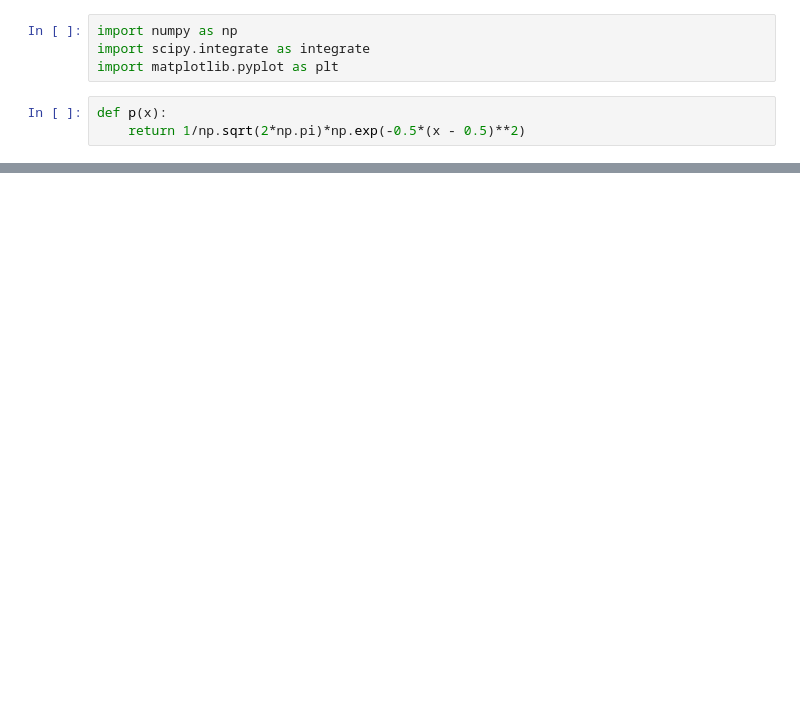
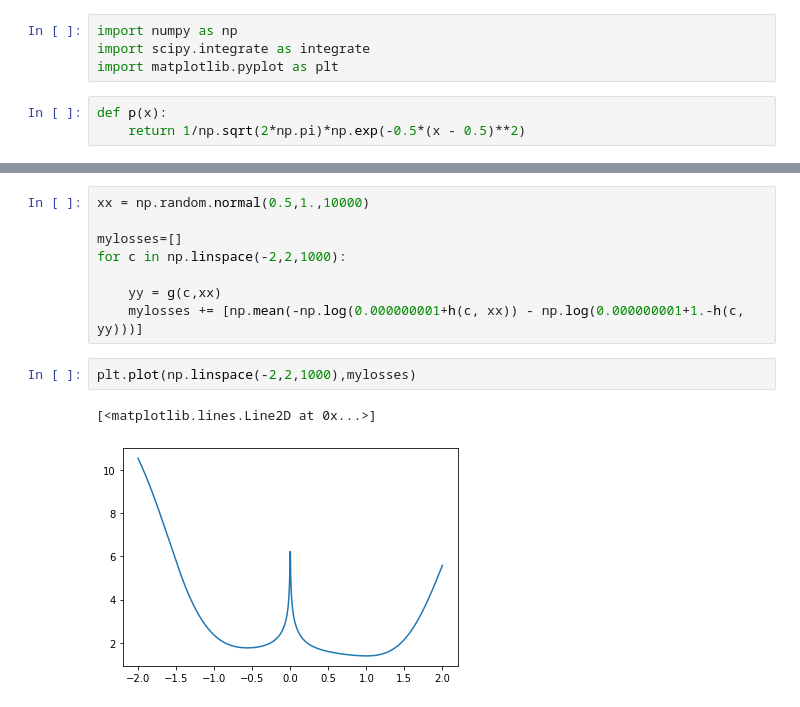
Before and after one commit to krishdesai7/SymmetryDiscovery, a Jupyter notebook: SymmetryGAN/Plotting Loss Functions.ipynb, the cells around one changed output, grey strips where cells are left out. Saved outputs shown, nothing was run; the diff lists cells and outputs as text; blank space fills up the shorter version.

```diff
--- a/SymmetryGAN/Plotting Loss Functions.ipynb
+++ b/SymmetryGAN/Plotting Loss Functions.ipynb
@@ -45,0 +26,13 @@ plt.plot(np.linspace(-1, 2), loss)
+# %%
+xx = np.random.normal(0.5,1.,10000)
+
+mylosses=[]
+for c in np.linspace(-2,2,1000):
+
+    yy = g(c,xx)
+    mylosses += [np.mean(-np.log(0.000000001+h(c, xx)) - np.log(0.000000001+1.-h(c, yy)))]
+# %%
+plt.plot(np.linspace(-2,2,1000),mylosses)
+# %% [output]
+[<matplotlib.lines.Line2D at 0x...>]
+[figure, added]
```
Also changed, not shown: parts of 6 cells of this notebook, 1 other file.
